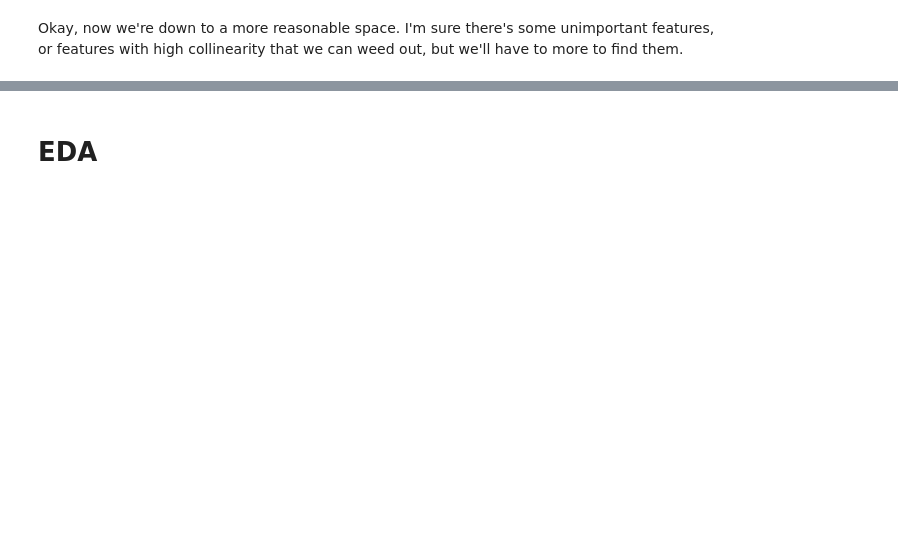
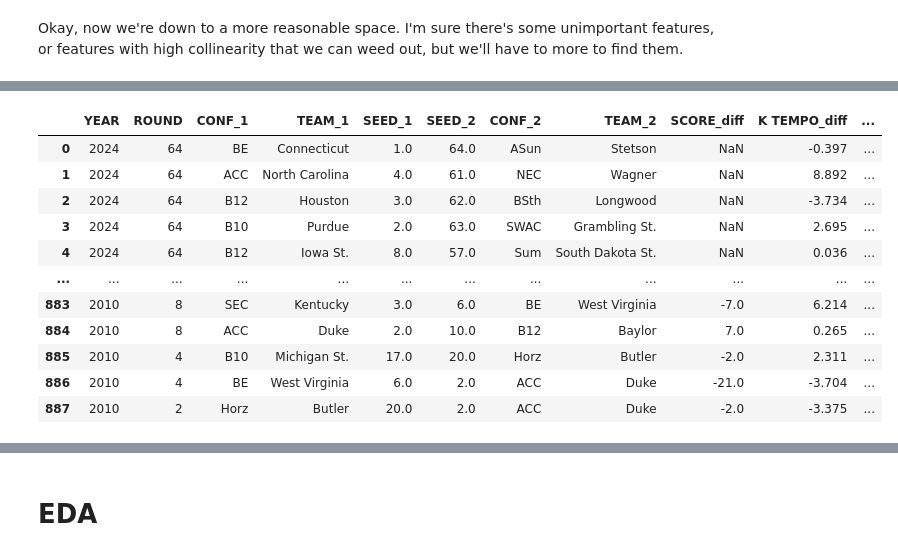
Before and after one commit to kolbymckay22/March-Madness, a Jupyter notebook: analysis.ipynb, the cells around one changed output, grey strips where cells are left out. Cells and saved outputs as stored; diff of their text form; code cells hidden in the pictures; blank space fills up the shorter version.

Commit message:
Combined matchups and computed the differences between metrics. Should be about good to go.

```diff
--- a/analysis.ipynb
+++ b/analysis.ipynb
@@ -539,0 +565,91 @@ all_data
+# %%
+quadrants = kenpom_barttorvik[['TEAM NO', 'QUAD ID']]
+
+tournament_matchups = tournament_matchups.merge(
+    quadrants, how='left', on='TEAM NO', suffixes=('', '_drop')
+).drop(columns=['QUAD ID_drop'], errors='ignore')
+# %%
+ids_to_remove = [2034, 2033, 2028, 2027, 1980, 1979, 1976, 1975]
+tournament_matchups = tournament_matchups[~tournament_matchups['BY YEAR NO'].isin(ids_to_remove)]
+# %%
+odd_index_matchups = tournament_matchups.iloc[::2]
+even_index_matchups = tournament_matchups.iloc[1::2]
+
+odd_index_matchups = odd_index_matchups.reset_index(drop=True)
+odd_index_matchups = odd_index_matchups.merge(all_data, how='left', on='TEAM NO')
+
+even_index_matchups = even_index_matchups.reset_index(drop=True)
+even_index_matchups = even_index_matchups.merge(all_data, how='left', on='TEAM NO')
+
+odd_index_matchups.columns = [col + '_1' for col in odd_index_matchups.columns]
+even_index_matchups.columns = [col + '_2' for col in even_index_matchups.columns]
+
+combined_matchups = pd.concat([odd_index_matchups, even_index_matchups], axis=1)
+columns_to_drop = [
+    'YEAR_y_1',
+    'YEAR_x_2',
+    'YEAR_y_2',
+    'TEAM_y_1',
+    'TEAM_y_2',
+    'BY YEAR NO_1',
+    'BY YEAR NO_2',
+    'BY ROUND NO_1',
+    'BY ROUND NO_2',
+    'TEAM NO_1',
+    'TEAM NO_2',
+    'SEED_x_1',
+    'SEED_x_2',
+    'QUAD ID_x_1',
+    'QUAD ID_x_2',
+    'QUAD ID_y_1',
+    'QUAD ID_y_2',
+    'ROUND_1',
+    'ROUND_2',
+    'CURRENT ROUND_2',
+    'BID TYPE_1',
+    'BID TYPE_2'
+]
+existing_columns_to_drop = [col for col in columns_to_drop if col in combined_matchups.columns]
+combined_matchups = combined_matchups.drop(columns=existing_columns_to_drop)
+
+combined_matchups = combined_matchups.rename(columns={
+    'YEAR_x_1': 'YEAR',
+    'TEAM_x_1': 'TEAM_1',
+    'TEAM_x_2': 'TEAM_2',
+    'SEED_y_1': 'SEED_1',
+    'SEED_y_2': 'SEED_2',
+    'CURRENT ROUND_1': 'ROUND'
+})
+
+desired_order = ['YEAR', 'ROUND', 'CONF_1', 'TEAM_1', 'SEED_1', 'SEED_2', 'CONF_2', 'TEAM_2']
+remaining_columns = [col for col in combined_matchups.columns if col not in desired_order]
+combined_matchups = combined_matchups[desired_order + remaining_columns]
+
+columns_to_process = [col for col in remaining_columns if '_1' in col]
+
+for col_1 in columns_to_process:
+    col_2 = col_1.replace('_1', '_2')
+    if col_2 in combined_matchups.columns:
+        combined_matchups[col_1.replace('_1', '') + '_diff'] = (combined_matchups[col_1].astype(float) - combined_matchups[col_2].astype(float)).round(3)
+        combined_matchups = combined_matchups.drop(columns=[col_1, col_2])
+
+# Filter out 2008 and 2009 since shooting splits aren't available
+combined_matchups = combined_matchups[combined_matchups['YEAR'] >= 2010]
+
+combined_matchups['target'] = np.where(combined_matchups['SCORE_diff'].isnull(), np.nan,
+                                       np.where(combined_matchups['SCORE_diff'] > 0, 1, 0))
+
+combined_matchups
+# %% [output]
+|  | YEAR | ROUND | CONF_1 | TEAM_1 | SEED_1 | SEED_2 | CONF_2 | TEAM_2 | SCORE_diff | K TEMPO_diff | ... |
+| 0 | 2024 | 64 | BE | Connecticut | 1.0 | 64.0 | ASun | Stetson | NaN | -0.397 | ... |
+| 1 | 2024 | 64 | ACC | North Carolina | 4.0 | 61.0 | NEC | Wagner | NaN | 8.892 | ... |
+| 2 | 2024 | 64 | B12 | Houston | 3.0 | 62.0 | BSth | Longwood | NaN | -3.734 | ... |
+| 3 | 2024 | 64 | B10 | Purdue | 2.0 | 63.0 | SWAC | Grambling St. | NaN | 2.695 | ... |
+| 4 | 2024 | 64 | B12 | Iowa St. | 8.0 | 57.0 | Sum | South Dakota St. | NaN | 0.036 | ... |
+| ... | ... | ... | ... | ... | ... | ... | ... | ... | ... | ... | ... |
+| 883 | 2010 | 8 | SEC | Kentucky | 3.0 | 6.0 | BE | West Virginia | -7.0 | 6.214 | ... |
+| 884 | 2010 | 8 | ACC | Duke | 2.0 | 10.0 | B12 | Baylor | 7.0 | 0.265 | ... |
+| 885 | 2010 | 4 | B10 | Michigan St. | 17.0 | 20.0 | Horz | Butler | -2.0 | 2.311 | ... |
+| 886 | 2010 | 4 | BE | West Virginia | 6.0 | 2.0 | ACC | Duke | -21.0 | -3.704 | ... |
+| 887 | 2010 | 2 | Horz | Butler | 20.0 | 2.0 | ACC | Duke | -2.0 | -3.375 | ... |
```
Also changed, not shown: parts of 8 cells of this notebook, 2 other files.
